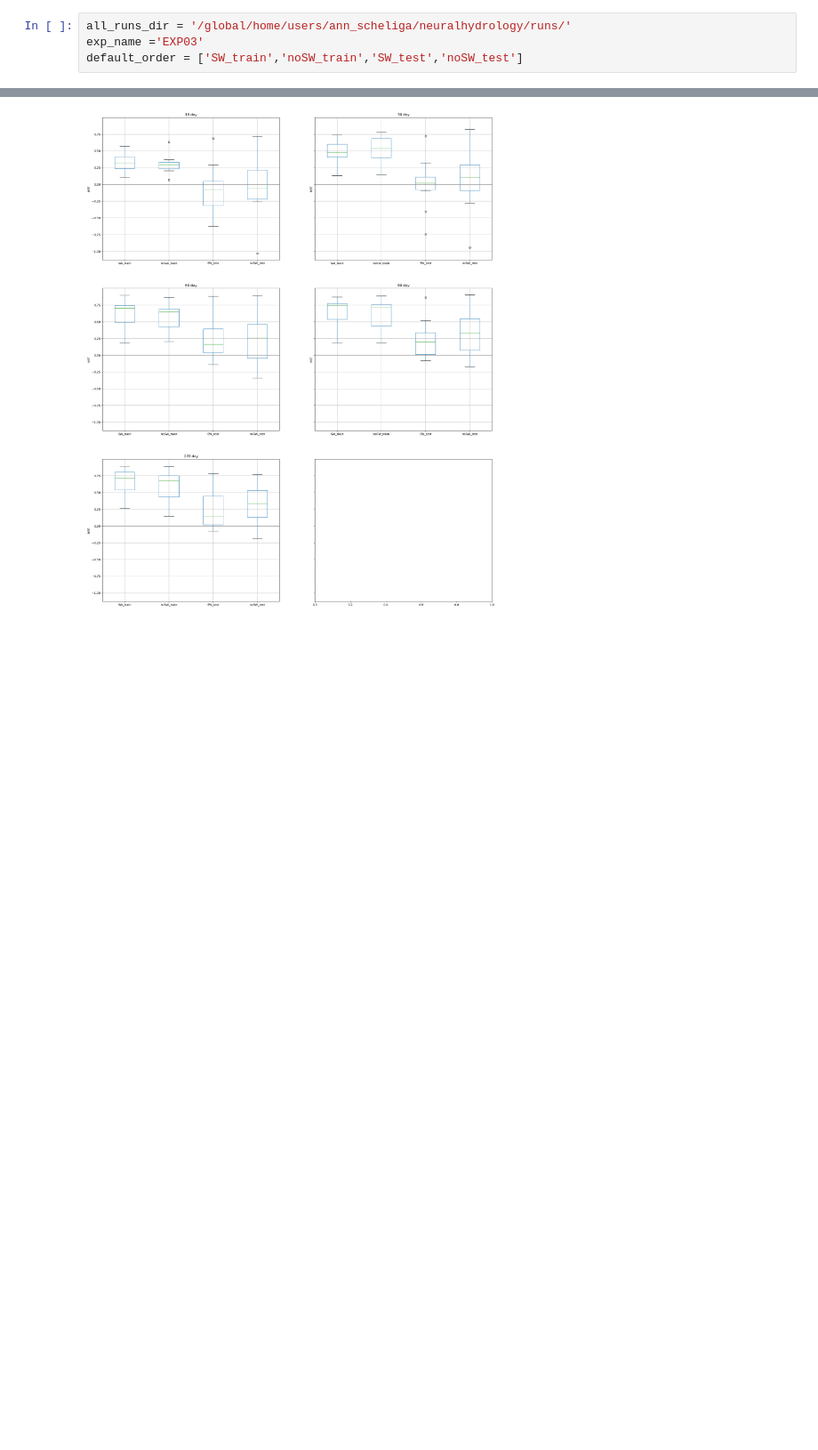
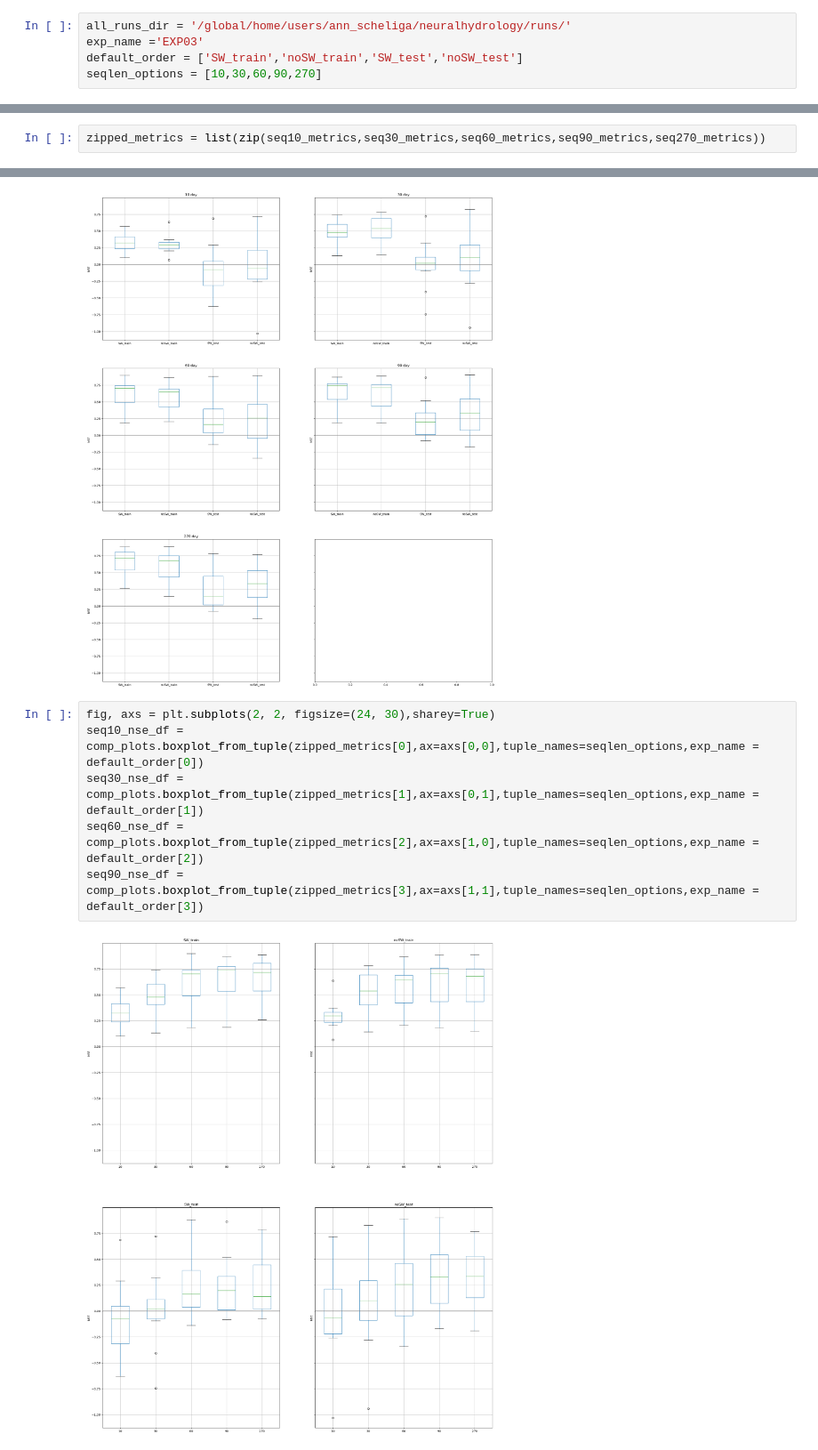
Before and after one commit to ascheliga/neuralhydrology, a Jupyter notebook: cygnss_models/EXP03_seqlen/base_case.ipynb, the cells around one changed output, grey strips where cells are left out. Shown: that part at 89% size. Saved outputs shown, nothing was run; the diff lists cells and outputs as text; blank space fills up the shorter version.

Commit message:
rearranged seqlen box plots

```diff
--- a/cygnss_models/EXP03_seqlen/base_case.ipynb
+++ b/cygnss_models/EXP03_seqlen/base_case.ipynb
@@ -12,6 +12,7 @@ from neuralhydrology.nh_run import start_run, eval_run
 all_runs_dir = '/global/home/users/ann_scheliga/neuralhydrology/runs/'
 exp_name ='EXP03'
 default_order = ['SW_train','noSW_train','SW_test','noSW_test']
+seqlen_options = [10,30,60,90,270]
 # %% [markdown]
 ### Evaluate run on test set
 Change the `run_dir` argument by grabbing from:
@@ -72,3 +77,5 @@ Loaded model results
+# %%
+zipped_metrics = list(zip(seq10_metrics,seq30_metrics,seq60_metrics,seq90_metrics,seq270_metrics))
 # %%
 fig, axs = plt.subplots(3, 2, figsize=(24, 30),sharey=True)
 seq10_nse_df = comp_plots.boxplot_from_tuple(seq10_metrics,ax=axs[0,0],tuple_names=default_order,exp_name = '10 day')
@@ -78,3 +85,11 @@ seq90_nse_df = comp_plots.boxplot_from_tuple(seq90_metrics,ax=axs[1,1],tuple_nam
 seq270_nse_df = comp_plots.boxplot_from_tuple(seq270_metrics,ax=axs[2,0],tuple_names=default_order,exp_name = '270 day')
 # %% [output]
 [figure]
+# %%
+fig, axs = plt.subplots(2, 2, figsize=(24, 30),sharey=True)
+seq10_nse_df = comp_plots.boxplot_from_tuple(zipped_metrics[0],ax=axs[0,0],tuple_names=seqlen_options,exp_name = default_order[0])
+seq30_nse_df = comp_plots.boxplot_from_tuple(zipped_metrics[1],ax=axs[0,1],tuple_names=seqlen_options,exp_name = default_order[1])
+seq60_nse_df = comp_plots.boxplot_from_tuple(zipped_metrics[2],ax=axs[1,0],tuple_names=seqlen_options,exp_name = default_order[2])
+seq90_nse_df = comp_plots.boxplot_from_tuple(zipped_metrics[3],ax=axs[1,1],tuple_names=seqlen_options,exp_name = default_order[3])
+# %% [output]
+[figure, added]
```
Also changed, not shown: parts of 3 cells of this notebook.
